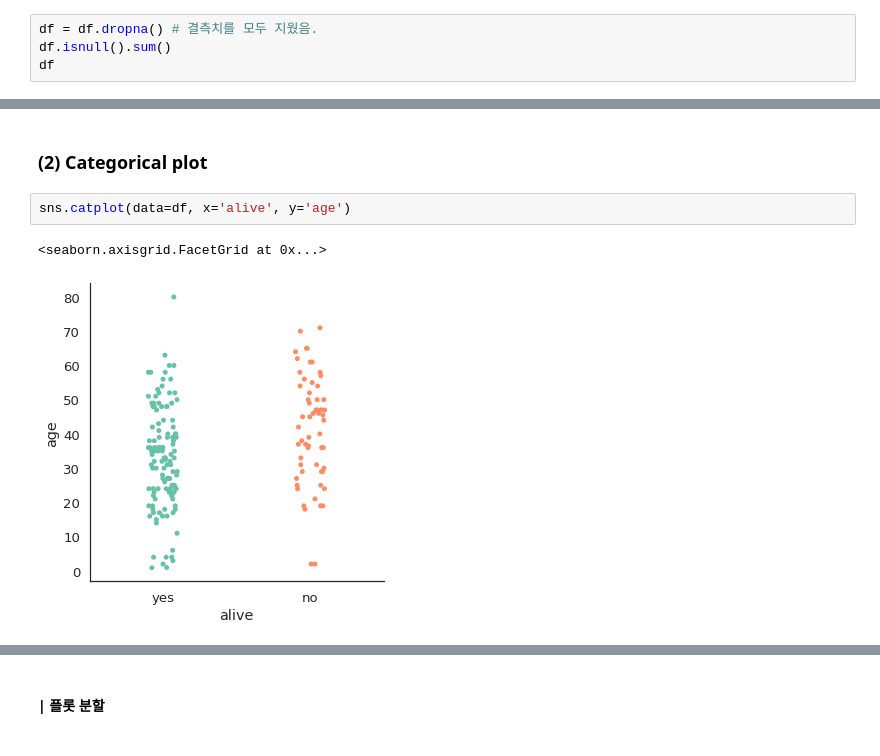
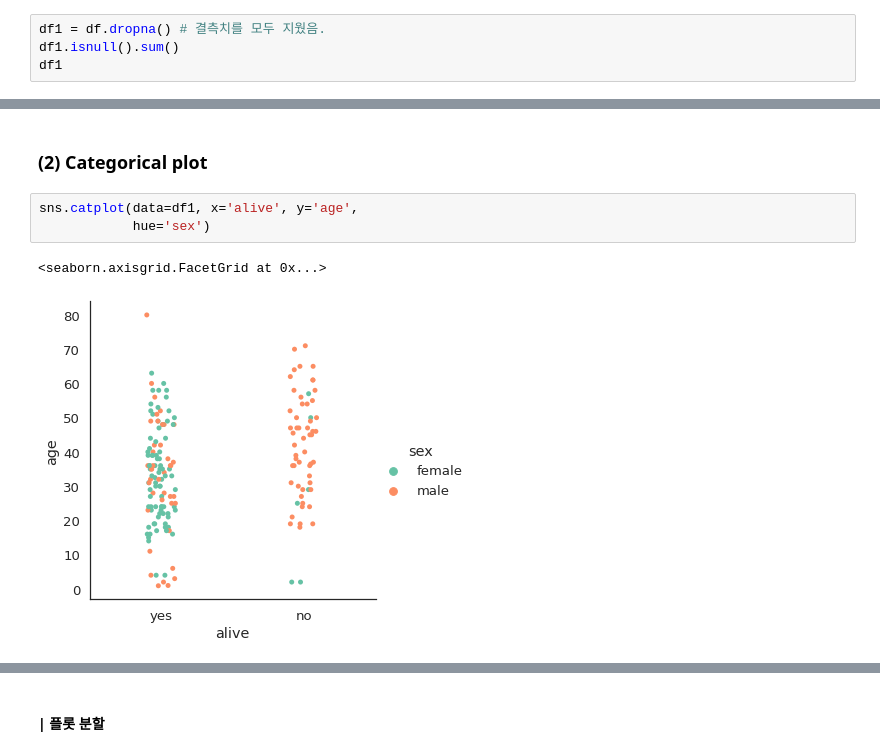
Before and after one commit to LeeHuiJong/DataAnalysis_ML, a Jupyter notebook: ch02_09_Seaborn실습_tip데이터.ipynb, the cells around one changed output, grey strips where cells are left out. Saved outputs shown, nothing was run; the diff lists cells and outputs as text.

```diff
--- a/ch02_09_Seaborn실습_tip데이터.ipynb
+++ b/ch02_09_Seaborn실습_tip데이터.ipynb
@@ -331,9 +344,9 @@ alive            0
 alone            0
 dtype: int64
 # %%
-df = df.dropna() # 결측치를 모두 지웠음.
-df.isnull().sum()
-df
+df1 = df.dropna() # 결측치를 모두 지웠음.
+df1.isnull().sum()
+df1
 # %% [output]
 |  | survived | pclass | sex | age | sibsp | parch | fare | embarked | class | who | ... |
 | 1 | 1 | 1 | female | 38.0 | 1 | 0 | 71.2833 | C | First | woman | ... |
@@ -351,8 +372,9 @@ df
 # %% [markdown]
 ### (2) Categorical plot
 # %%
-sns.catplot(data=df, x='alive', y='age')
+sns.catplot(data=df1, x='alive', y='age',
+            hue='sex')
 # %% [output]
 <seaborn.axisgrid.FacetGrid at 0x...>
-[figure, old version]
+[figure, new version]
 # %%
```
Also changed, not shown: parts of 17 cells of this notebook.
